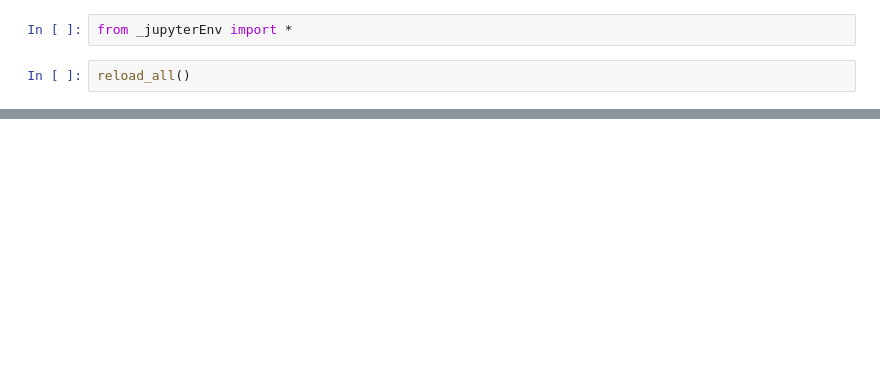
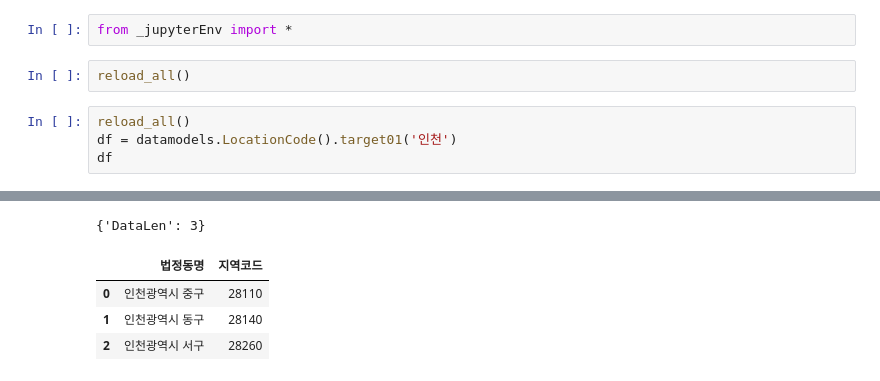
Before and after one commit to innovata/GovDataScience, a Jupyter notebook: jupyter/DataView.ipynb, the cells around one changed output, grey strips where cells are left out. Drawn from its saved outputs; the diff is of its cells as text; blank space fills up the shorter version.

```diff
--- a/jupyter/DataView.ipynb
+++ b/jupyter/DataView.ipynb
@@ -2,3 +2,8 @@
 from _jupyterEnv import *
 # %%
 reload_all()
+# %%
+reload_all()
+df = datamodels.LocationCode().target01('인천')
+df
+# %% [output]
@@ -4,0 +11,5 @@ reload_all()
+{'DataLen': 3}
+|  | 법정동명 | 지역코드 |
+| 0 | 인천광역시 중구 | 28110 |
+| 1 | 인천광역시 동구 | 28140 |
+| 2 | 인천광역시 서구 | 28260 |
```
Also changed, not shown: parts of 18 cells of this notebook, 14 other files.
